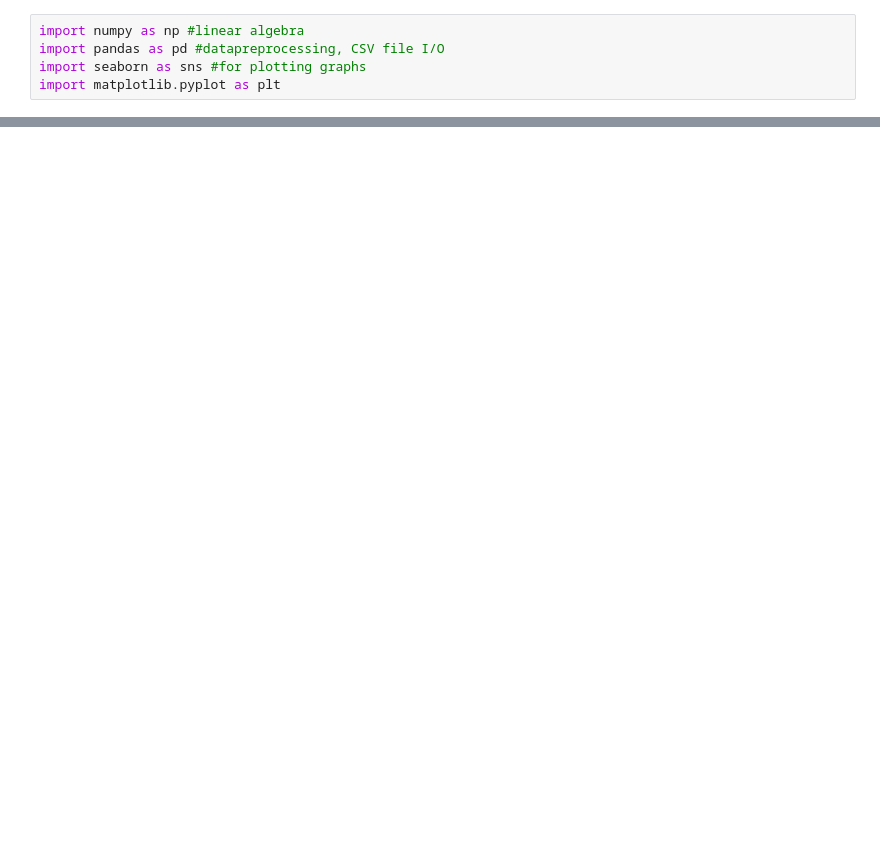
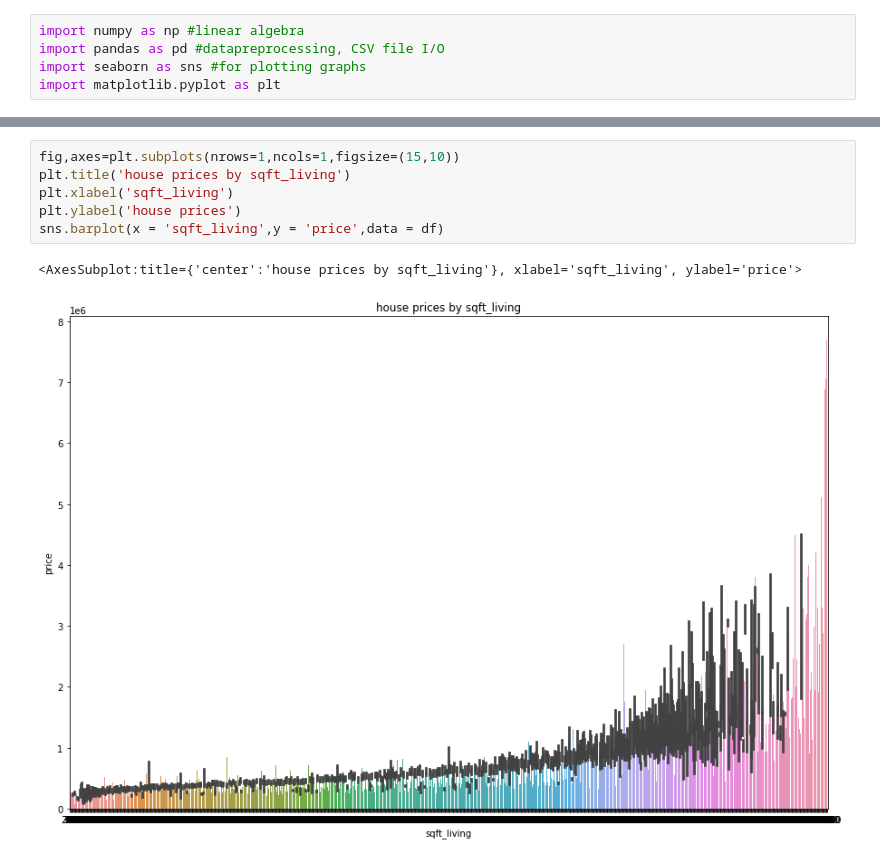
Before and after one commit to DarthShadow147/DiplomadoCienciaDatos, a Jupyter notebook: App/ModeladoRegresionLineal.ipynb, the cells around one changed output, grey strips where cells are left out. Drawn from its saved outputs; the diff is of its cells as text; blank space fills up the shorter version.

```diff
--- a/App/ModeladoRegresionLineal.ipynb
+++ b/App/ModeladoRegresionLineal.ipynb
@@ -33,0 +136,9 @@ NameError: name 'df' is not defined
+# %%
+fig,axes=plt.subplots(nrows=1,ncols=1,figsize=(15,10))
+plt.title('house prices by sqft_living')
+plt.xlabel('sqft_living')
+plt.ylabel('house prices')
+sns.barplot(x = 'sqft_living',y = 'price',data = df)
+# %% [output]
+<AxesSubplot:title={'center':'house prices by sqft_living'}, xlabel='sqft_living', ylabel='price'>
+[figure, added]
```
Also changed, not shown: parts of 33 cells of this notebook.
